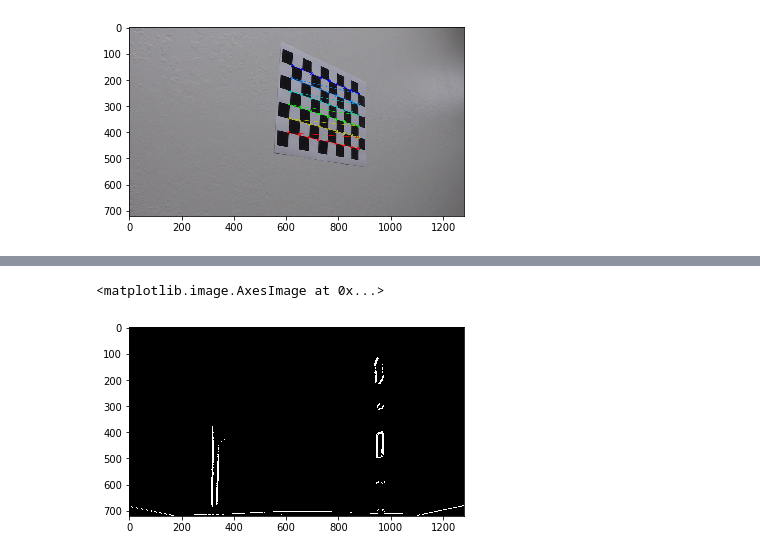
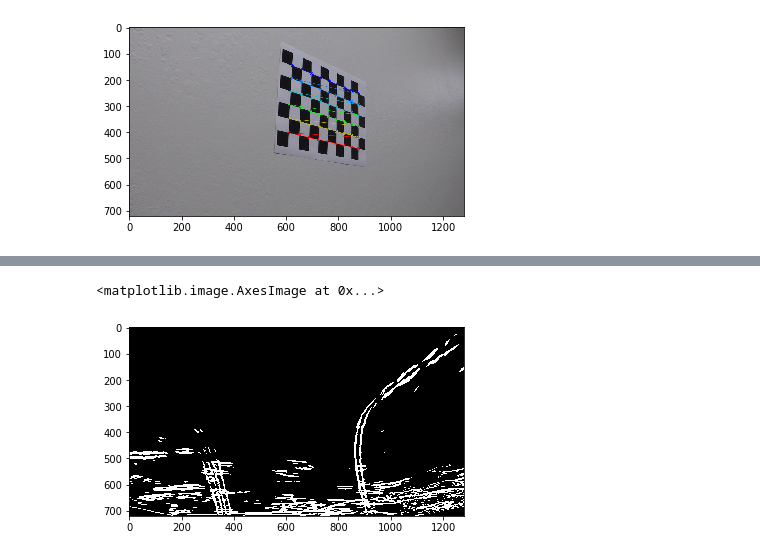
Before and after one commit to pedro-marques/CarND-Advanced-Lane-Lines, a Jupyter notebook: detect_lane_lines.ipynb, the cells around one changed output, grey strips where cells are left out. Drawn from its saved outputs; the diff is of its cells as text; code cells hidden in the pictures.

```diff
--- a/detect_lane_lines.ipynb
+++ b/detect_lane_lines.ipynb
@@ -64,7 +64,7 @@ for file_name in images:
 ret, mtx, dist, rvecs, tvecs = cv2.calibrateCamera(objpoints, imgpoints, gray.shape[::-1], None, None)
 
 # Read in the test images
-images = glob.glob('test_images/*.jpg')
+images = glob.glob('frames/harder_challenge_video_frame6.jpg')
 undist_images = []
 for file_name in images:
     # Read in each image
@@ -103,7 +103,7 @@ def trapezoid_offset_sizes(image):
     # Next we create our polygon to define which area in the image we are interested in finding lines
     imshape = image.shape
     #
-    offset_y = image_y_center * 0.24
+    offset_y = image_y_center * 0.34
     offset_x = image_x_center * 0.10
 
     bottom_left_offset_x = width * 0.13
@@ -407,18 +407,18 @@ plt.imshow(dir_binary, cmap='gray')
 # %%
 # Choose a Sobel kernel size
 ksize = 9 # Choose a larger odd number to smooth gradient measurements
 
 # Apply each of the thresholding functions
-gradx = abs_sobel_thresh(image, orient='x', sobel_kernel=ksize, thresh_min=50, thresh_max=100)
-grady = abs_sobel_thresh(image, orient='y', sobel_kernel=ksize, thresh_min=50, thresh_max=100)
-mag_binary = mag_thresh(image, sobel_kernel=ksize, mag_thresh=(50, 100))
+gradx = abs_sobel_thresh(image, orient='x', sobel_kernel=ksize, thresh_min=20, thresh_max=100)
+grady = abs_sobel_thresh(image, orient='y', sobel_kernel=ksize, thresh_min=20, thresh_max=100)
+mag_binary = mag_thresh(image, sobel_kernel=ksize, mag_thresh=(20, 100))
 dir_binary = dir_threshold(image, sobel_kernel=ksize, thresh=(0, np.pi/2))
 #dir_binary = dir_threshold(image, sobel_kernel=ksize, thresh=(0.7, 1.3))
 
 combined = np.zeros_like(dir_binary)
 combined[((gradx == 1) & (grady == 1)) | ((mag_binary == 1) & (dir_binary == 1))] = 1
 
 plt.imshow(combined, cmap='gray')
 # %% [output]
 <matplotlib.image.AxesImage at 0x...>
-[figure, old version]
+[figure, new version]
```
Also changed, not shown: parts of 13 cells of this notebook, 13 other files.
